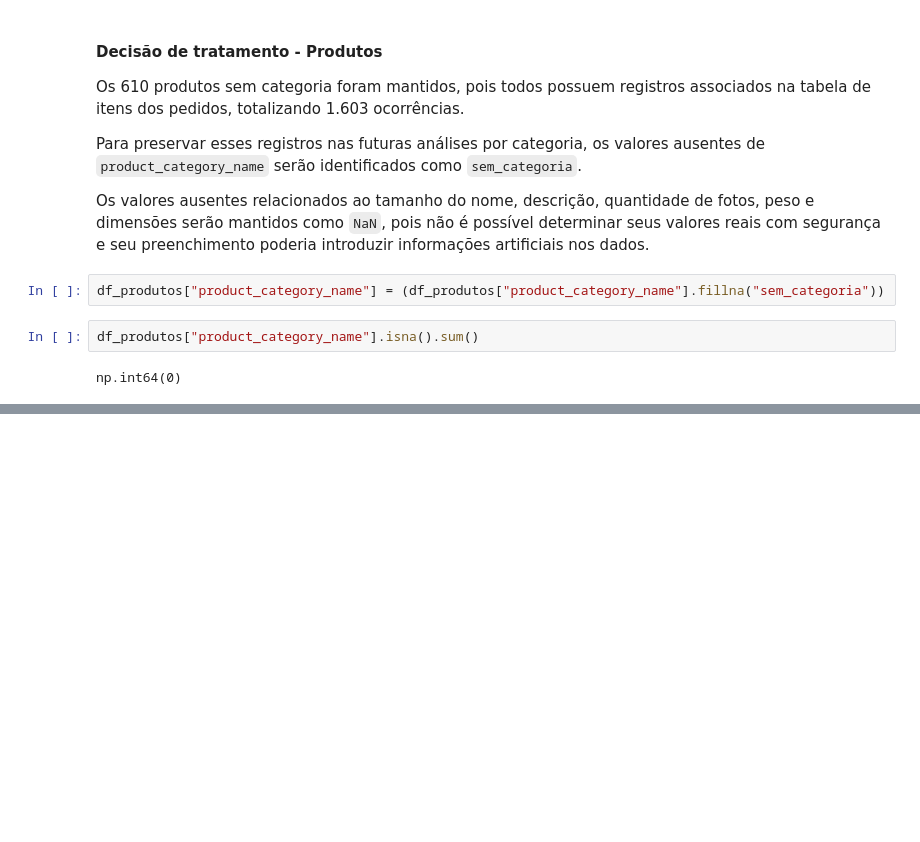
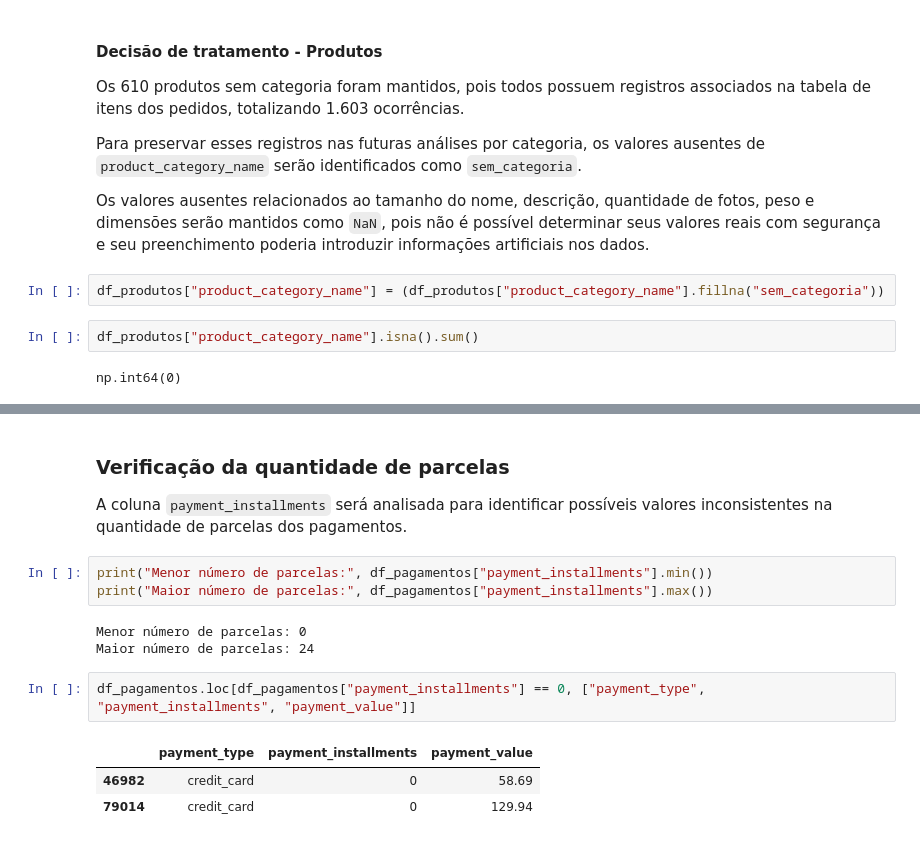
Before and after one commit to gsrizzo/analise-ecommerce-olist, a Jupyter notebook: notebooks/02_tratamento_dados.ipynb, the cells around one changed output, grey strips where cells are left out. Drawn from its saved outputs; the diff is of its cells as text; blank space fills up the shorter version.

```diff
--- a/notebooks/02_tratamento_dados.ipynb
+++ b/notebooks/02_tratamento_dados.ipynb
@@ -284,0 +301,16 @@ np.int64(0)
+# %% [markdown]
+### Verificação da quantidade de parcelas
+
+A coluna `payment_installments` será analisada para identificar possíveis valores inconsistentes na quantidade de parcelas dos pagamentos.
+# %%
+print("Menor número de parcelas:", df_pagamentos["payment_installments"].min())
+print("Maior número de parcelas:", df_pagamentos["payment_installments"].max())
+# %% [output]
+Menor número de parcelas: 0
+Maior número de parcelas: 24
+# %%
+df_pagamentos.loc[df_pagamentos["payment_installments"] == 0, ["payment_type", "payment_installments", "payment_value"]]
+# %% [output]
+|  | payment_type | payment_installments | payment_value |
+| 46982 | credit_card | 0 | 58.69 |
+| 79014 | credit_card | 0 | 129.94 |
```
Also changed, not shown: parts of 28 cells of this notebook, 8 other files.
